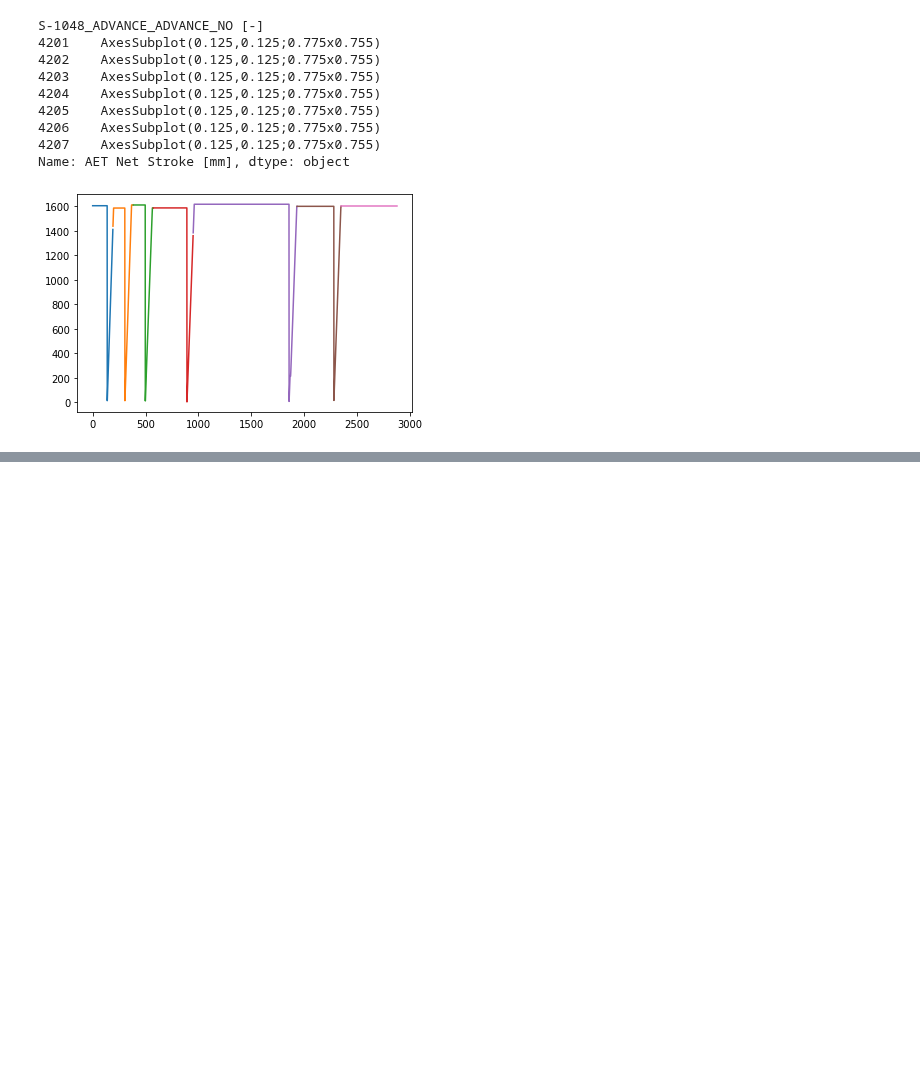
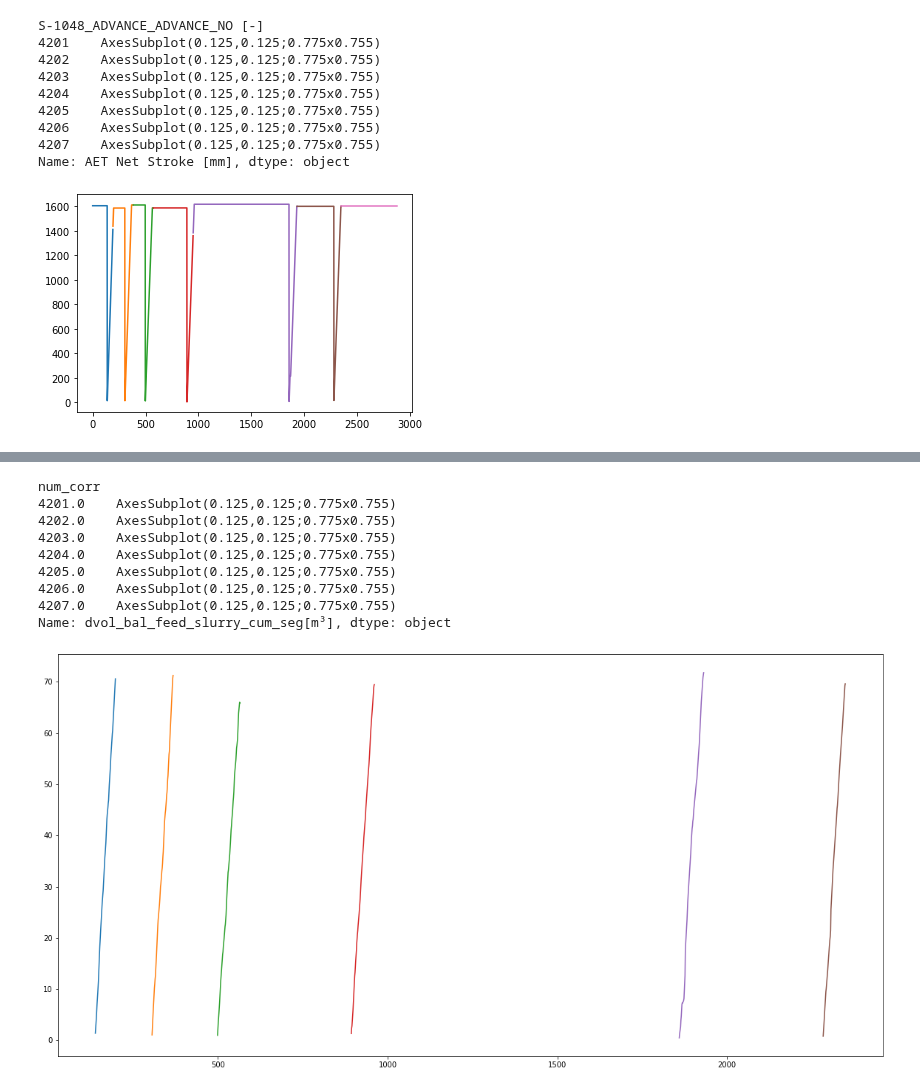
Before and after one commit to fabrizioperuzzo/tbm-slurry-data, a Jupyter notebook: FAL-1048-20100107_LAST_01.ipynb, the cells around one changed output, grey strips where cells are left out. Saved outputs shown, nothing was run; the diff lists cells and outputs as text; code cells hidden in the pictures; blank space fills up the shorter version.

```diff
--- a/FAL-1048-20100107_LAST_01.ipynb
+++ b/FAL-1048-20100107_LAST_01.ipynb
@@ -443,5 +1311,3 @@ plt.legend()
 # %%
 # used_g = df.groupby('user')['used']
 # df['new'] = used_g.cumcount() - used_g.transform(lambda x: (x.values).argmax())
-# %%
-dfxls['dvol_bal_feed_slurry_cum_seg[m³]'] = gr.cumsum().shift(-1).fillna(0)
@@ -453,3 +1314,17 @@ dfxls['dvol_bal_feed_slurry_cum_seg[m³]'].plot()
+# %%
+plt.figure(figsize=(20,10))
+dfxls.groupby('num_corr')['dvol_bal_feed_slurry_cum_seg[m³]'].plot()
+# %% [output]
+num_corr
+4201.0    AxesSubplot(0.125,0.125;0.775x0.755)
+4202.0    AxesSubplot(0.125,0.125;0.775x0.755)
+4203.0    AxesSubplot(0.125,0.125;0.775x0.755)
+4204.0    AxesSubplot(0.125,0.125;0.775x0.755)
+4205.0    AxesSubplot(0.125,0.125;0.775x0.755)
+4206.0    AxesSubplot(0.125,0.125;0.775x0.755)
+4207.0    AxesSubplot(0.125,0.125;0.775x0.755)
+Name: dvol_bal_feed_slurry_cum_seg[m³], dtype: object
+[figure, added]
 # %%
 plt.figure()
 (dfxls['dvol_teor[m³]']*dfxls['state2']).plot(c='m',label='teor')
```
Also changed, not shown: parts of 45 cells of this notebook, 4 other files.
